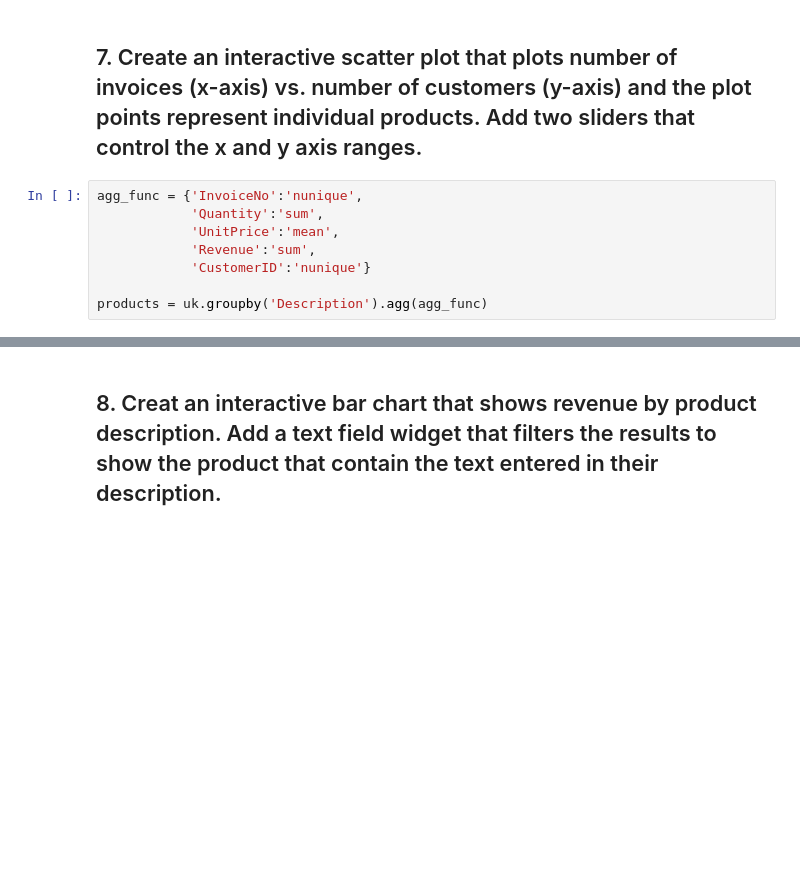
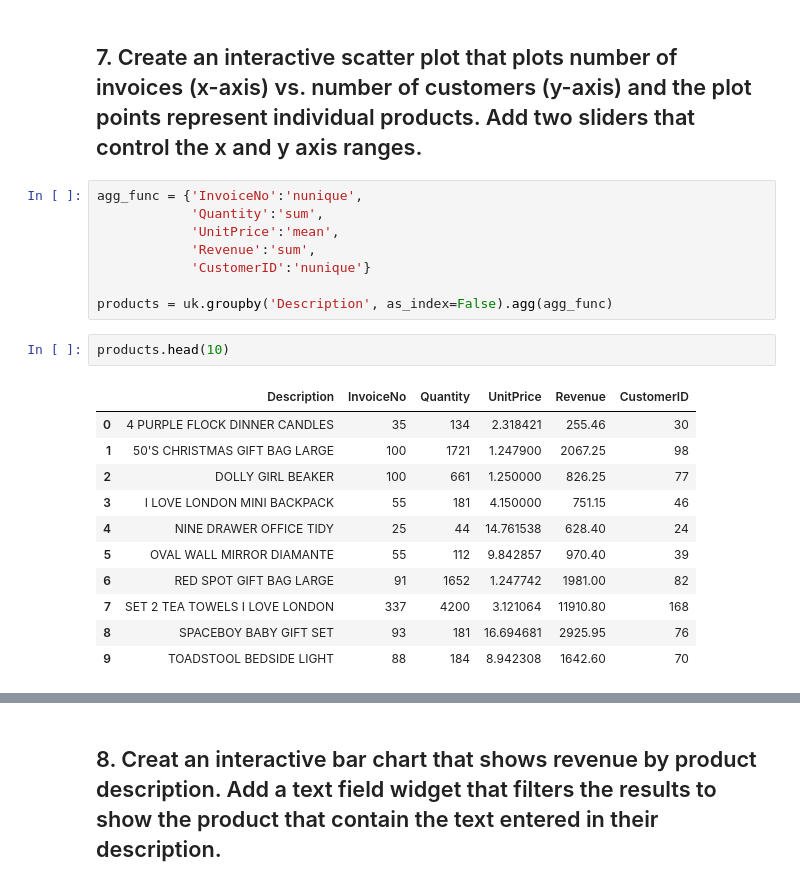
Before and after one commit to ta-datapt-bcn/lab-interactive-visualization, a Jupyter notebook: your-code/main.ipynb, the cells around one changed output, grey strips where cells are left out. Cells and saved outputs as stored; diff of their text form; blank space fills up the shorter version.

```diff
--- a/your-code/main.ipynb
+++ b/your-code/main.ipynb
@@ -46,4 +132,18 @@ agg_func = {'InvoiceNo':'nunique',
             'Revenue':'sum',
             'CustomerID':'nunique'}
 
-products = uk.groupby('Description').agg(agg_func)
+products = uk.groupby('Description', as_index=False).agg(agg_func)
+# %%
+products.head(10)
+# %% [output]
+|  | Description | InvoiceNo | Quantity | UnitPrice | Revenue | CustomerID |
+| 0 | 4 PURPLE FLOCK DINNER CANDLES | 35 | 134 | 2.318421 | 255.46 | 30 |
+| 1 | 50'S CHRISTMAS GIFT BAG LARGE | 100 | 1721 | 1.247900 | 2067.25 | 98 |
+| 2 | DOLLY GIRL BEAKER | 100 | 661 | 1.250000 | 826.25 | 77 |
+| 3 | I LOVE LONDON MINI BACKPACK | 55 | 181 | 4.150000 | 751.15 | 46 |
+| 4 | NINE DRAWER OFFICE TIDY | 25 | 44 | 14.761538 | 628.40 | 24 |
+| 5 | OVAL WALL MIRROR DIAMANTE | 55 | 112 | 9.842857 | 970.40 | 39 |
+| 6 | RED SPOT GIFT BAG LARGE | 91 | 1652 | 1.247742 | 1981.00 | 82 |
+| 7 | SET 2 TEA TOWELS I LOVE LONDON | 337 | 4200 | 3.121064 | 11910.80 | 168 |
+| 8 | SPACEBOY BABY GIFT SET | 93 | 181 | 16.694681 | 2925.95 | 76 |
+| 9 | TOADSTOOL BEDSIDE LIGHT | 88 | 184 | 8.942308 | 1642.60 | 70 |
```
Also changed, not shown: parts of 13 cells of this notebook.
